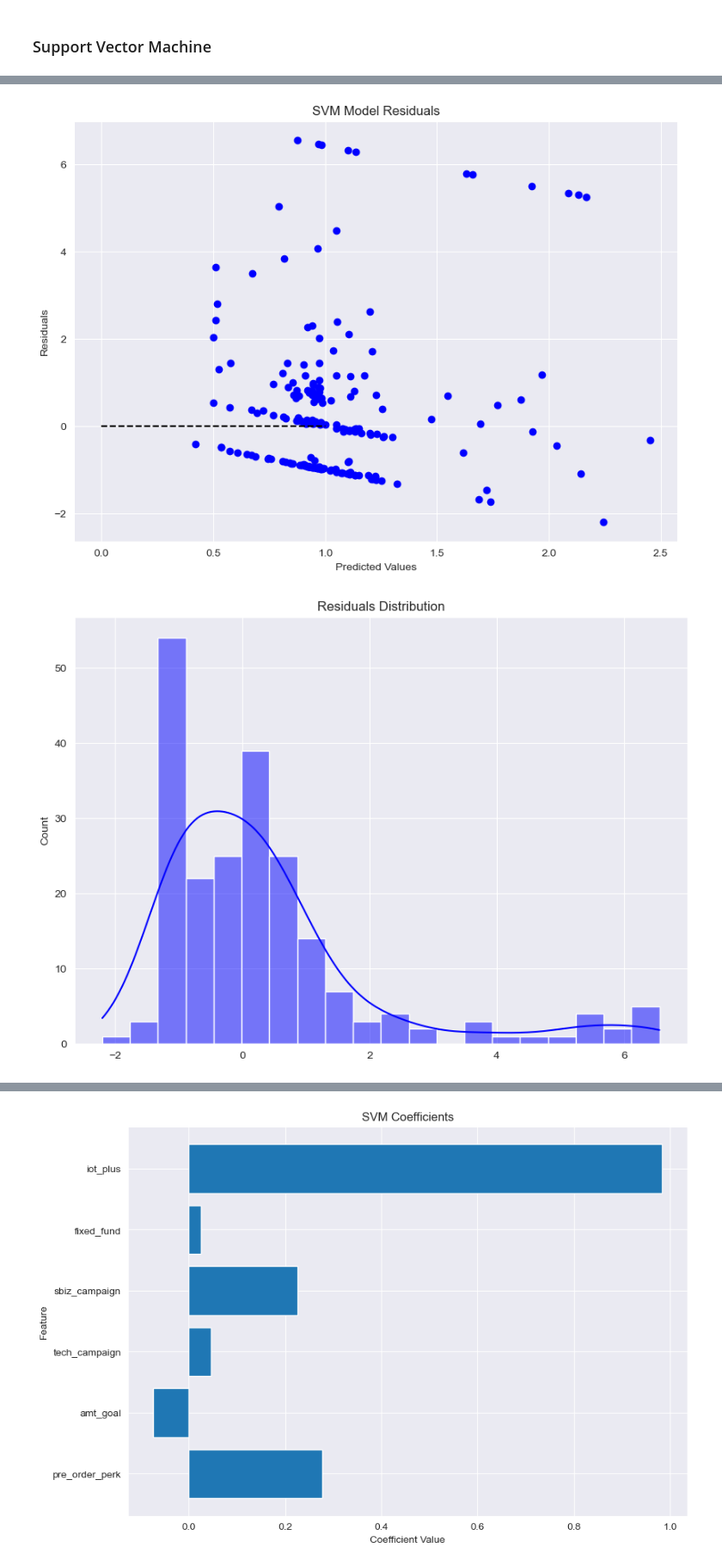
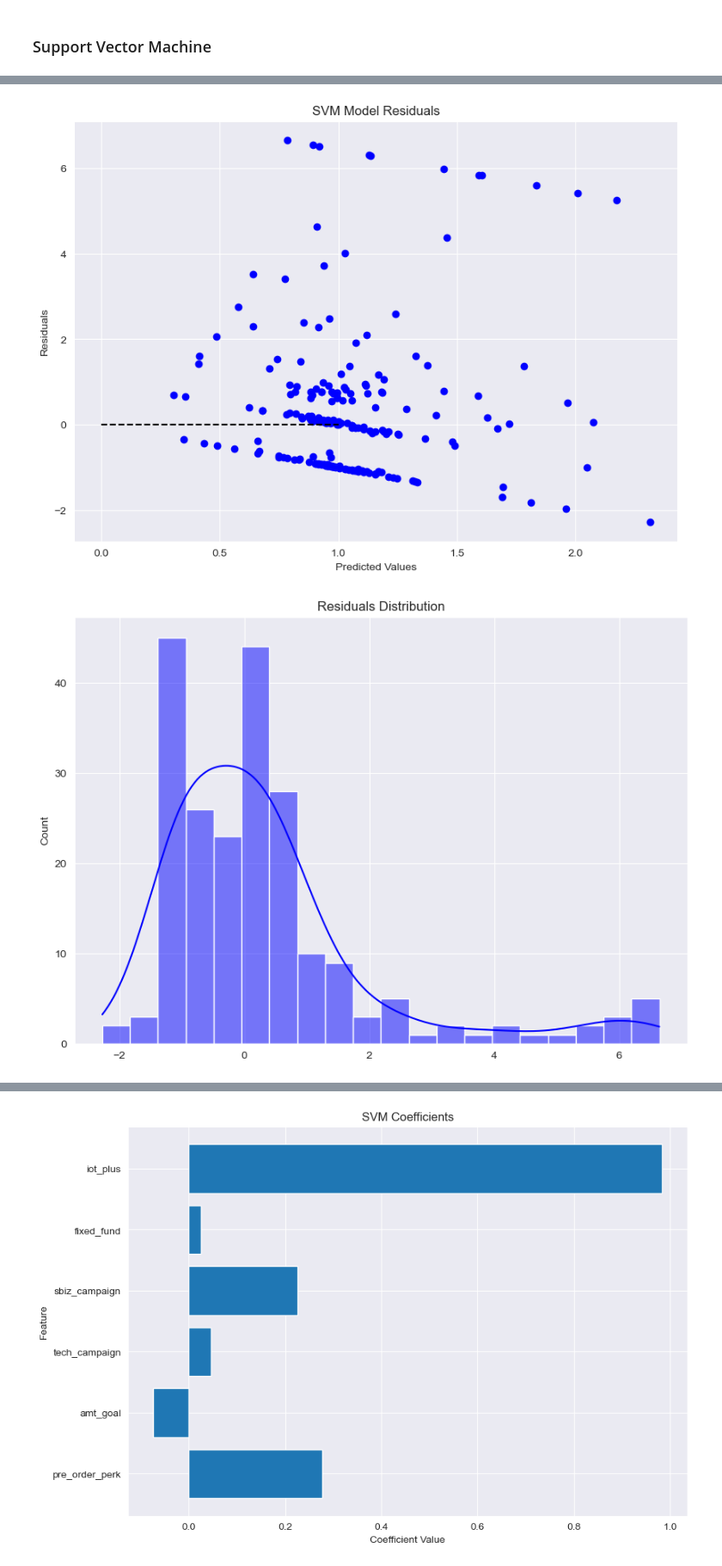
Before and after one commit to itsGarrin/crowdfunding-success-prediction, a Jupyter notebook: notebook/crowdfunding_success_prediction.ipynb, the cells around one changed output, grey strips where cells are left out. Shown at 86% size. Drawn from its saved outputs; the diff is of its cells as text; code cells hidden in the pictures.

```diff
--- a/notebook/crowdfunding_success_prediction.ipynb
+++ b/notebook/crowdfunding_success_prediction.ipynb
@@ -672,7 +672,7 @@ print("Best Score: ", svm_random_search.best_score_)
 Best Parameters:  {'svr__C': 0.28075363615520865, 'svr__degree': 5, 'svr__gamma': 'auto', 'svr__kernel': 'sigmoid'}
 Best Score:  -1.1160651815458142
 # %%
-y_pred_svm_hyper = cross_val_predict(svm_random_search.best_estimator_, X, y, cv=cv)
+y_pred_svm_hyper = cross_val_predict(svm_random_search.best_estimator_, log_X, y, cv=cv)
 # %%
 #y_pred_svm_hyper = np.expm1(y_pred_svm_hyper)
 # %% [markdown]
@@ -743,20 +743,20 @@ plt.show()
 # %%
 # plot residuals
 plt.figure(figsize=(10, 7))
-residuals = y - y_pred_svm_hyper
-plt.scatter(y_pred_svm_hyper, residuals, color='blue')
+svm_residuals = y - y_pred_svm_hyper
+plt.scatter(y_pred_svm_hyper, svm_residuals, color='blue')
 plt.plot([0, 1], [0, 0], '--k')
 plt.xlabel('Predicted Values')
 plt.ylabel('Residuals')
 plt.title('SVM Model Residuals')
 plt.show()
 # %% [output]
-[figure, old version]
+[figure, new version]
 # %%
 # plot residuals distribution
 plt.figure(figsize=(10, 7))
-sns.histplot(residuals, bins=20, kde=True, color='blue')
+sns.histplot(svm_residuals, bins=20, kde=True, color='blue')
 plt.title('Residuals Distribution')
 plt.show()
 # %% [output]
-[figure, old version]
+[figure, new version]
```
Also changed, not shown: parts of 6 cells of this notebook.
